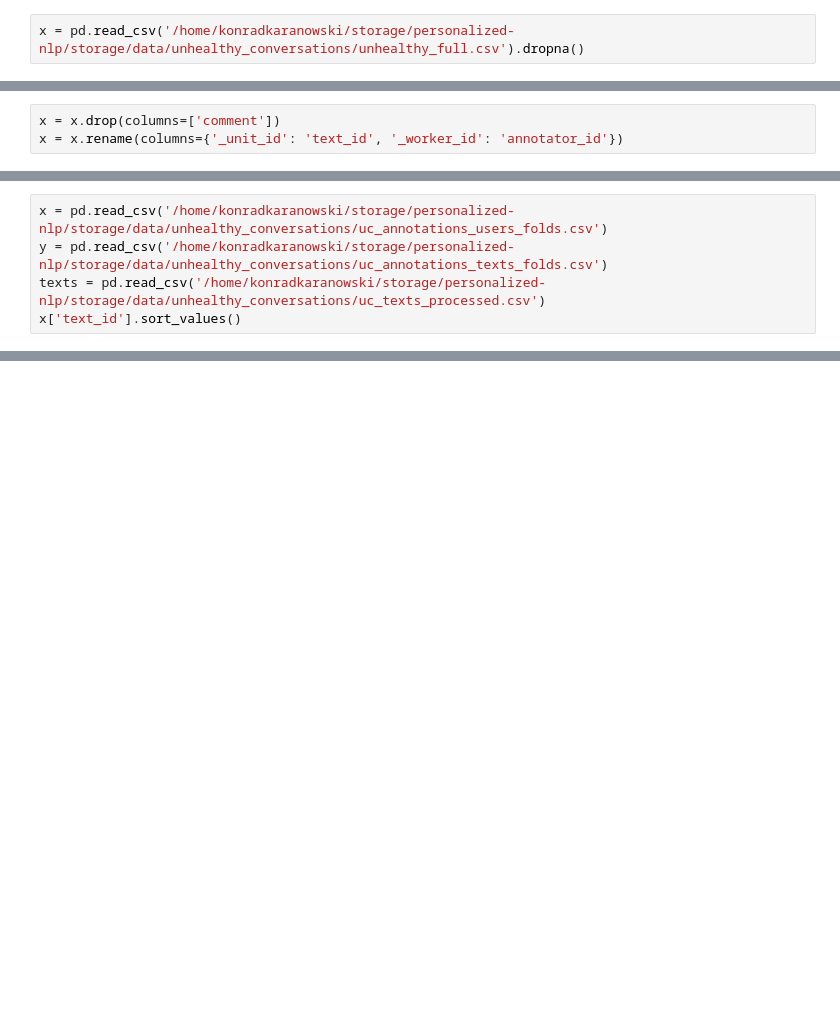
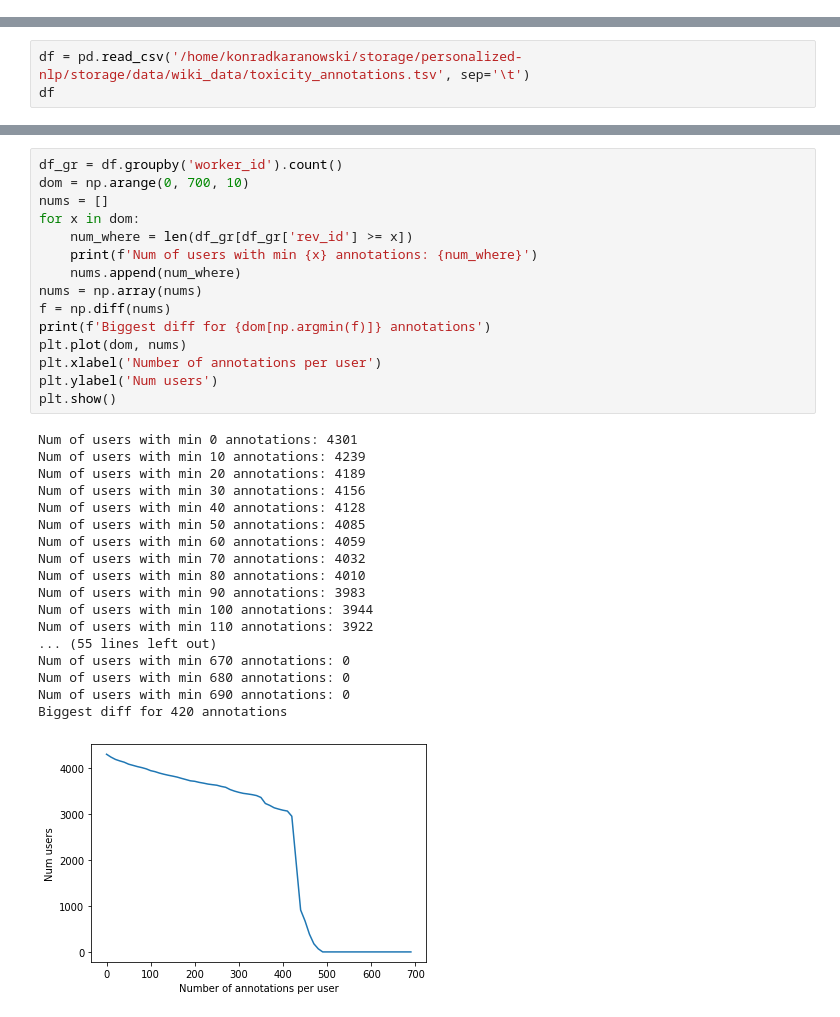
Before and after one commit to CLARIN-PL/personalized-nlp, a Jupyter notebook: notebooks/wiki.ipynb, the cells around one changed output, grey strips where cells are left out. Drawn from its saved outputs; the diff is of its cells as text; blank space fills up the shorter version.

```diff
--- a/notebooks/wiki.ipynb
+++ b/notebooks/wiki.ipynb
@@ -73,2 +0,0 @@ import pandas as pd
-# %%
-x = pd.read_csv('/home/konradkaranowski/storage/personalized-nlp/storage/data/unhealthy_conversations/unhealthy_full.csv').dropna()
@@ -94,3 +0,0 @@ texts
-# %%
-x = x.drop(columns=['comment'])
-x = x.rename(columns={'_unit_id': 'text_id', '_worker_id': 'annotator_id'})
@@ -116,5 +0,0 @@ x.to_csv('uc_annotations.csv', index=False)
-# %%
-x = pd.read_csv('/home/konradkaranowski/storage/personalized-nlp/storage/data/unhealthy_conversations/uc_annotations_users_folds.csv')
-y = pd.read_csv('/home/konradkaranowski/storage/personalized-nlp/storage/data/unhealthy_conversations/uc_annotations_texts_folds.csv')
-texts = pd.read_csv('/home/konradkaranowski/storage/personalized-nlp/storage/data/unhealthy_conversations/uc_texts_processed.csv')
-x['text_id'].sort_values()
@@ -216,0 +5,3 @@ git add storage/data/clarin_emo_sent/.gitignore storage/data/wiki_data/toxicity_
+# %%
+df = pd.read_csv('/home/konradkaranowski/storage/personalized-nlp/storage/data/wiki_data/toxicity_annotations.tsv', sep='\t')
+df
@@ -216,0 +27,34 @@ git add storage/data/clarin_emo_sent/.gitignore storage/data/wiki_data/toxicity_
+# %%
+df_gr = df.groupby('worker_id').count()
+dom = np.arange(0, 700, 10)
+nums = []
+for x in dom:
+    num_where = len(df_gr[df_gr['rev_id'] >= x])
+    print(f'Num of users with min {x} annotations: {num_where}')
+    nums.append(num_where)
+nums = np.array(nums)
+f = np.diff(nums)
+print(f'Biggest diff for {dom[np.argmin(f)]} annotations')
+plt.plot(dom, nums)
+plt.xlabel('Number of annotations per user')
+plt.ylabel('Num users')
+plt.show()
+# %% [output]
+Num of users with min 0 annotations: 4301
+Num of users with min 10 annotations: 4239
+Num of users with min 20 annotations: 4189
+Num of users with min 30 annotations: 4156
+Num of users with min 40 annotations: 4128
+Num of users with min 50 annotations: 4085
+Num of users with min 60 annotations: 4059
+Num of users with min 70 annotations: 4032
+Num of users with min 80 annotations: 4010
+Num of users with min 90 annotations: 3983
+Num of users with min 100 annotations: 3944
+Num of users with min 110 annotations: 3922
+... (55 lines left out)
+Num of users with min 670 annotations: 0
+Num of users with min 680 annotations: 0
+Num of users with min 690 annotations: 0
+Biggest diff for 420 annotations
+[figure, added]
```
Also changed, not shown: parts of 42 cells of this notebook, 10 other files.
